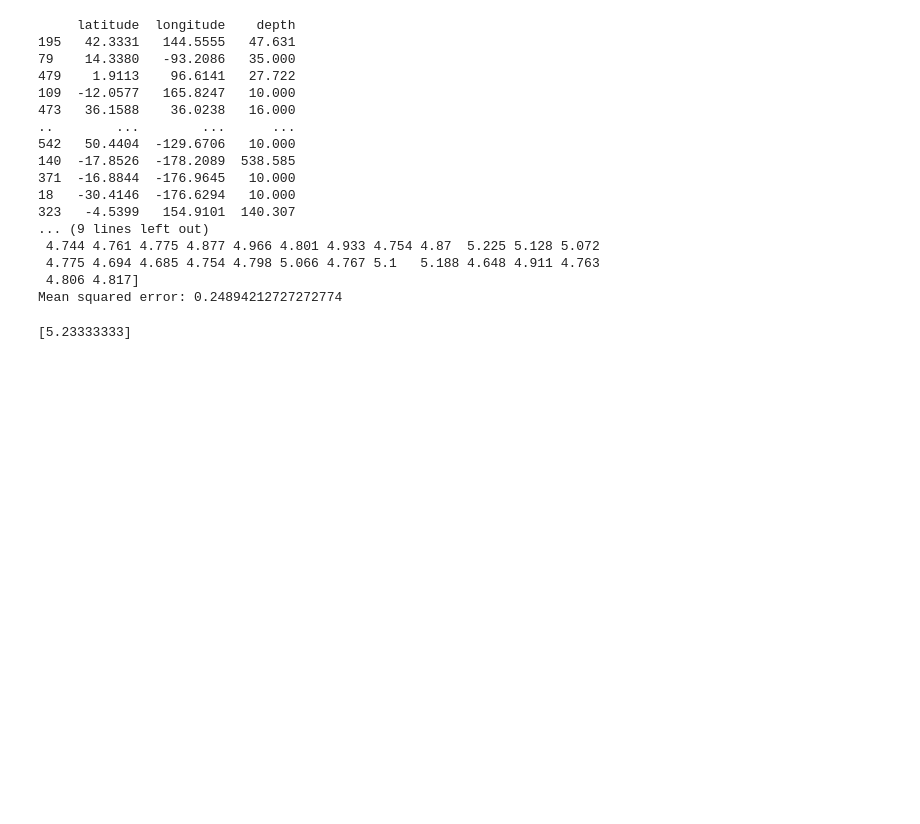
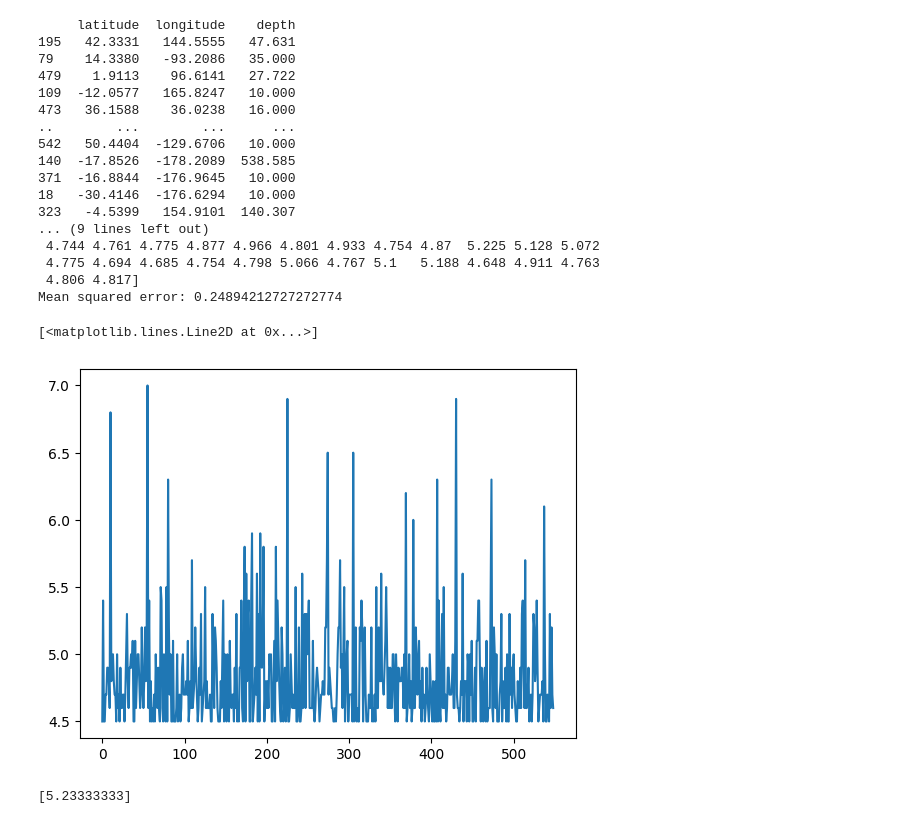
Before and after one commit to diamlx/earthquake, a Jupyter notebook: prediction.ipynb, the cells around one changed output. Drawn from its saved outputs; the diff is of its cells as text; code cells hidden in the pictures; blank space fills up the shorter version.

Commit message:
Add plots

```diff
--- a/prediction.ipynb
+++ b/prediction.ipynb
@@ -5,9 +5,10 @@ from sklearn.model_selection import train_test_split
 from sklearn.metrics import mean_squared_error
 from sklearn.neighbors import KNeighborsRegressor
 from sklearn import tree
+import matplotlib.pyplot as plt
 import time
 # Load earthquake data
-data = pd.read_csv("/Users/themdq/Desktop/query.csv")
+data = pd.read_csv("/Users/themdq/Desktop/Diana/Журавлев/gui/query.csv")
 # %%
 data.tail()
 # %% [output]
@@ -63,6 +64,11 @@ Mean squared error: 0.24894212727272774
 # %%
 X = data.loc[:, ['latitude', 'longitude', 'depth']].values
 y = data['mag']
+# %%
+plt.plot(data['mag'])
+# %% [output]
+[<matplotlib.lines.Line2D at 0x...>]
+[figure, added]
 # %%
 neigh = KNeighborsRegressor(n_neighbors=3)
 neigh.fit(X_train, y_train)
```
Also changed, not shown: 2 other files.
